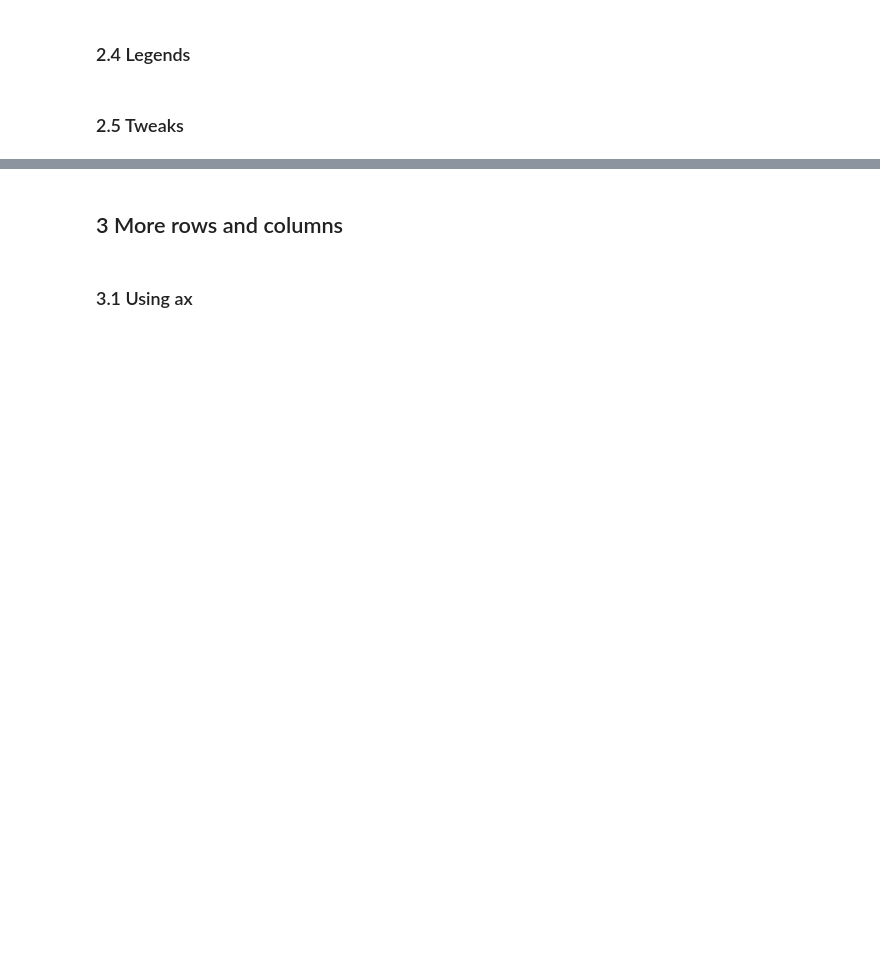
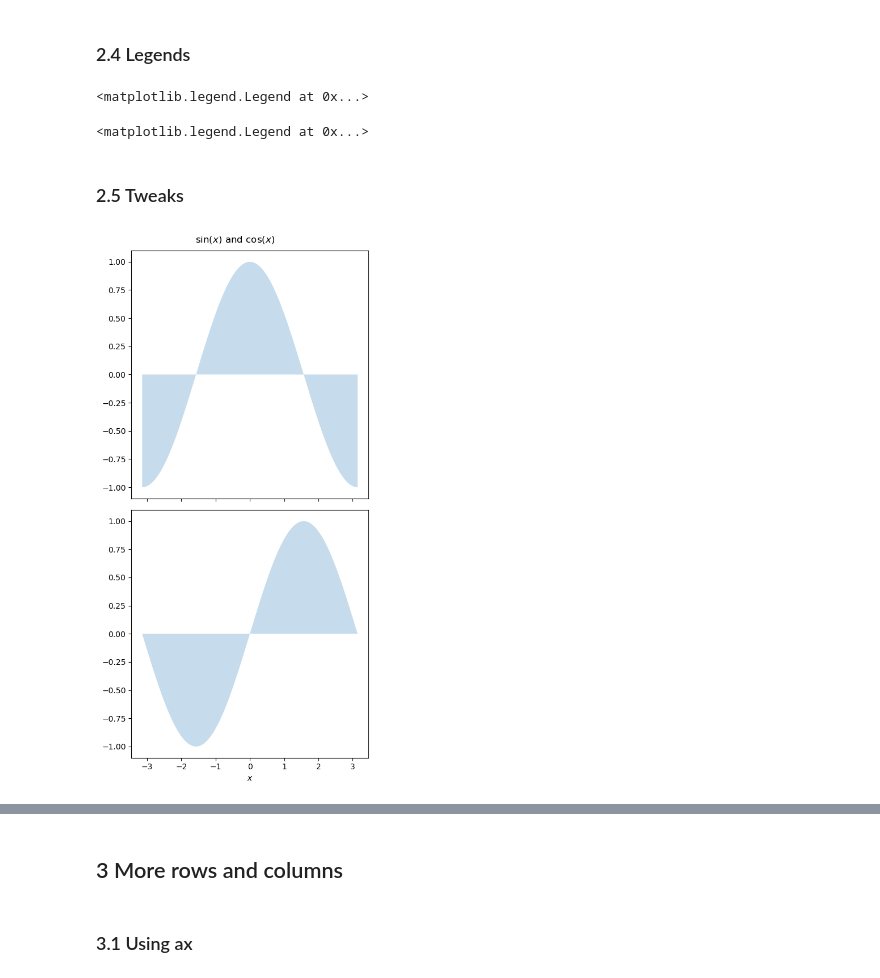
Before and after one commit to SPS-SP2273/learning-portfolio-hjjarin, a Jupyter notebook: plotting/plotting_(good).ipynb, the cells around one changed output, grey strips where cells are left out. Saved outputs shown, nothing was run; the diff lists cells and outputs as text; code cells hidden in the pictures; blank space fills up the shorter version.

```diff
--- a/plotting/plotting_(good).ipynb
+++ b/plotting/plotting_(good).ipynb
@@ -58,5 +67,10 @@ numpy.ndarray
 # %% [markdown]
 ### 2.4 Legends
 # %%
-
-# Your code here
+ax[0].legend()
+# %% [output]
+<matplotlib.legend.Legend at 0x...>
+# %%
+ax[1].legend()
+# %% [output]
+<matplotlib.legend.Legend at 0x...>
@@ -63,5 +84,17 @@ numpy.ndarray
 # %% [markdown]
 ### 2.5 Tweaks
 # %%
+fig, ax = plt.subplots(nrows=2, ncols=1,
+                       figsize=(5, 10),   # 10 x 5 inches!
+                       sharex=True)
 
-# Your code here
+ax[1].set_xlabel('$x$')
+
+ax[0].fill_between(x, 0, cos_x, alpha=.25)
+ax[1].fill_between(x, 0, sin_x, alpha=.25)
+
+fig.suptitle(r'$\sin(x)$ and $\cos(x)$')
+
+fig.tight_layout()
+# %% [output]
+[figure, added]
```
Also changed, not shown: parts of 21 cells of this notebook.
